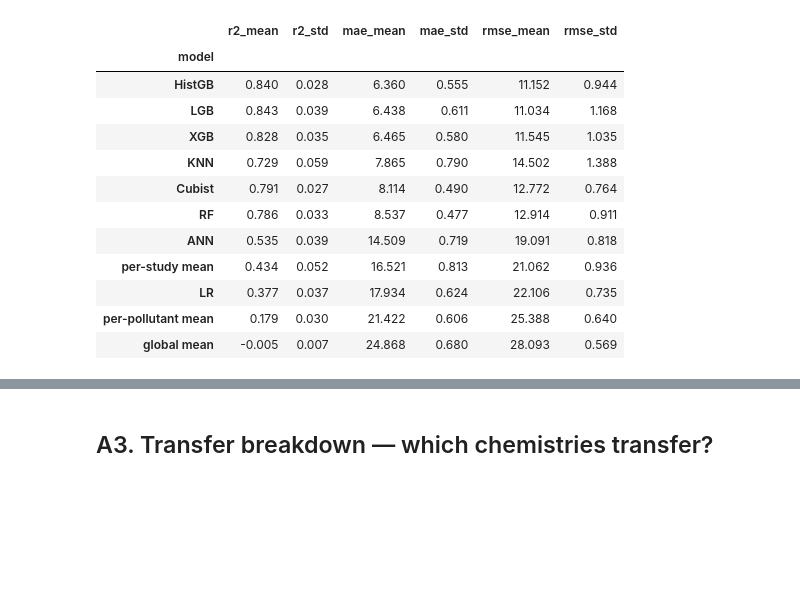
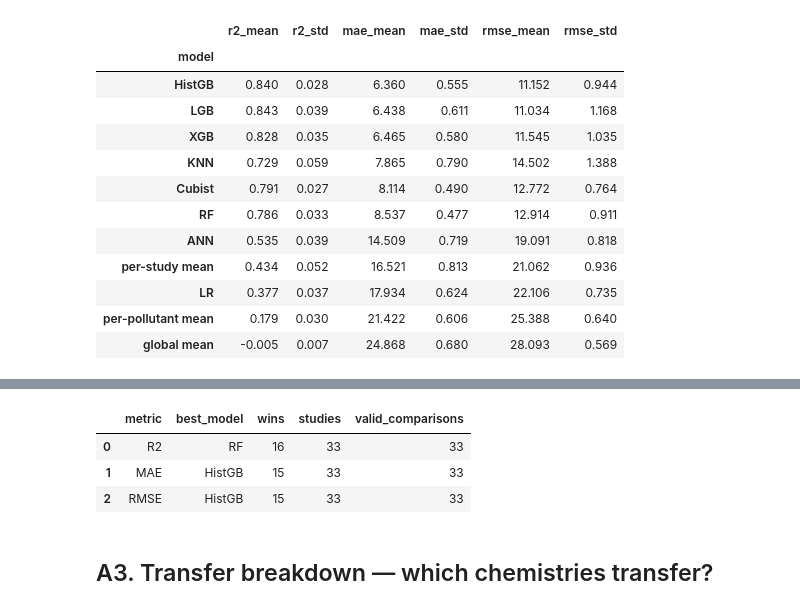
Before and after one commit to thanhtrunghuynh93/GreenX_BaoTien_project, a Jupyter notebook: notebooks/paper_depth_analysis.ipynb, the cells around one changed output, grey strips where cells are left out. Cells and saved outputs as stored; diff of their text form; code cells hidden in the pictures; blank space fills up the shorter version.

```diff
--- a/notebooks/paper_depth_analysis.ipynb
+++ b/notebooks/paper_depth_analysis.ipynb
@@ -107,3 +105,55 @@ Cubist beats the per-pollutant-mean baseline in 20 of 33 studies
+# %%
+metrics = ["r2", "mae", "rmse"]
+
+# Select the best predictive model for each metric (not the baseline).
+model_medians = loso.groupby("model")[metrics].median()
+best_models = {
+    "r2": model_medians["r2"].idxmax(),
+    "mae": model_medians["mae"].idxmin(),
+    "rmse": model_medians["rmse"].idxmin(),
+}
+
+baseline = (
+    bl.loc[bl["model"].eq("per-pollutant mean"), ["study", *metrics]]
+    .rename(columns={metric: f"baseline_{metric}" for metric in metrics})
+)
+
+rows = []
+for metric in metrics:
+    model_name = best_models[metric]
+    model_scores = (
+        loso.loc[loso["model"].eq(model_name), ["study", metric]]
+        .rename(columns={metric: "model_score"})
+    )
+    comparison = model_scores.merge(
+        baseline[["study", f"baseline_{metric}"]],
+        on="study",
+        how="inner",
+        validate="one_to_one",
+    ).dropna(subset=["model_score", f"baseline_{metric}"])
+
+    # Higher R² is better; lower MAE/RMSE is better.
+    if metric == "r2":
+        wins = comparison["model_score"].gt(comparison[f"baseline_{metric}"]).sum()
+    else:
+        wins = comparison["model_score"].lt(comparison[f"baseline_{metric}"]).sum()
+
+    rows.append({
+        "metric": metric.upper(),
+        "best_model": model_name,
+        "wins": int(wins),
+        "studies": int(baseline["study"].nunique()),
+        "valid_comparisons": len(comparison),
+    })
+
+head2head_by_metric = pd.DataFrame(rows)
+display(head2head_by_metric)
+head2head_by_metric.to_csv(FIG_DIR / "loso_head2head_by_metric.csv", index=False)
+# %% [output]
+|  | metric | best_model | wins | studies | valid_comparisons |
+| 0 | R2 | RF | 16 | 33 | 33 |
+| 1 | MAE | HistGB | 15 | 33 | 33 |
+| 2 | RMSE | HistGB | 15 | 33 | 33 |
 # %% [markdown]
 ## A3. Transfer breakdown — which chemistries transfer?
 # %%
```
Also changed, not shown: parts of 5 cells of this notebook, 11 other files.
